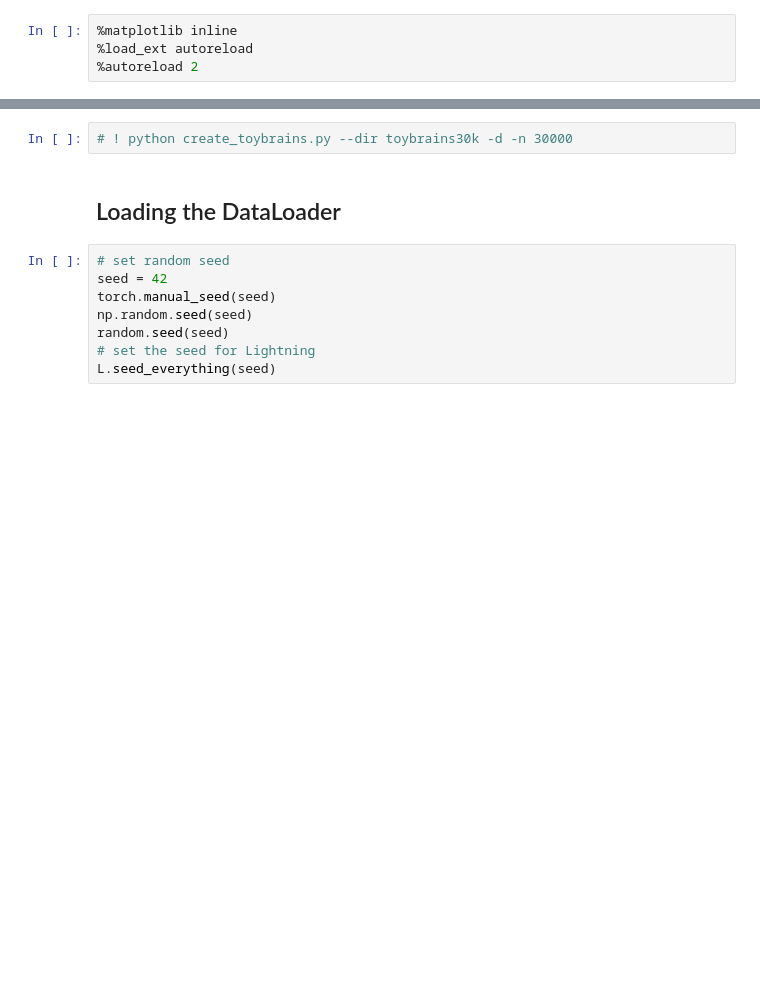
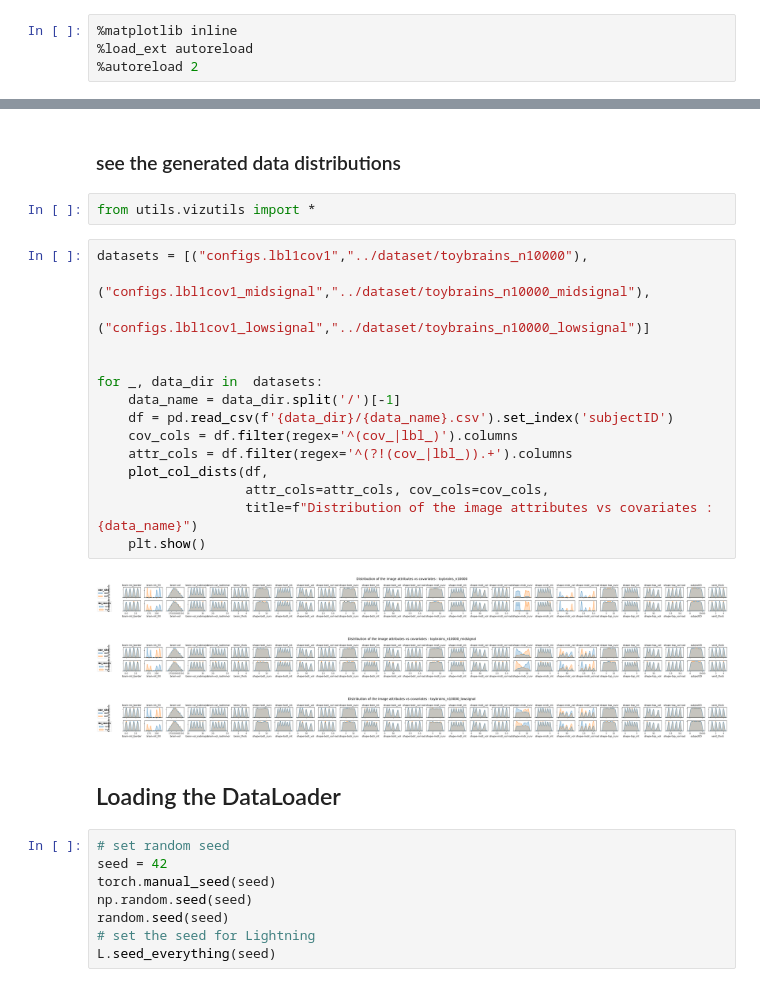
Before and after one commit to RoshanRane/toybrains, a Jupyter notebook: analysis/supervised_learning.ipynb, the cells around one changed output, grey strips where cells are left out. Saved outputs shown, nothing was run; the diff lists cells and outputs as text; blank space fills up the shorter version.

```diff
--- a/analysis/supervised_learning.ipynb
+++ b/analysis/supervised_learning.ipynb
@@ -48,5 +57,26 @@ from utils.DLutils import (
-# %%
-# ! python create_toybrains.py --dir toybrains30k -d -n 30000
+# %% [markdown]
+### see the generated data distributions
+# %%
+from utils.vizutils import *
+# %%
+datasets = [("configs.lbl1cov1","../dataset/toybrains_n10000"),
+            ("configs.lbl1cov1_midsignal","../dataset/toybrains_n10000_midsignal"),
+            ("configs.lbl1cov1_lowsignal","../dataset/toybrains_n10000_lowsignal")]
+
+
+for _, data_dir in  datasets:
+    data_name = data_dir.split('/')[-1]
+    df = pd.read_csv(f'{data_dir}/{data_name}.csv').set_index('subjectID')
+    cov_cols = df.filter(regex='^(cov_|lbl_)').columns
+    attr_cols = df.filter(regex='^(?!(cov_|lbl_)).+').columns
+    plot_col_dists(df,
+                   attr_cols=attr_cols, cov_cols=cov_cols,
+                   title=f"Distribution of the image attributes vs covariates : {data_name}")
+    plt.show()
+# %% [output]
+[figure, added]
+[figure, added]
+[figure, added]
 # %% [markdown]
 ## Loading the DataLoader
 # %%
```
Also changed, not shown: parts of 20 cells of this notebook, 4 other files.
